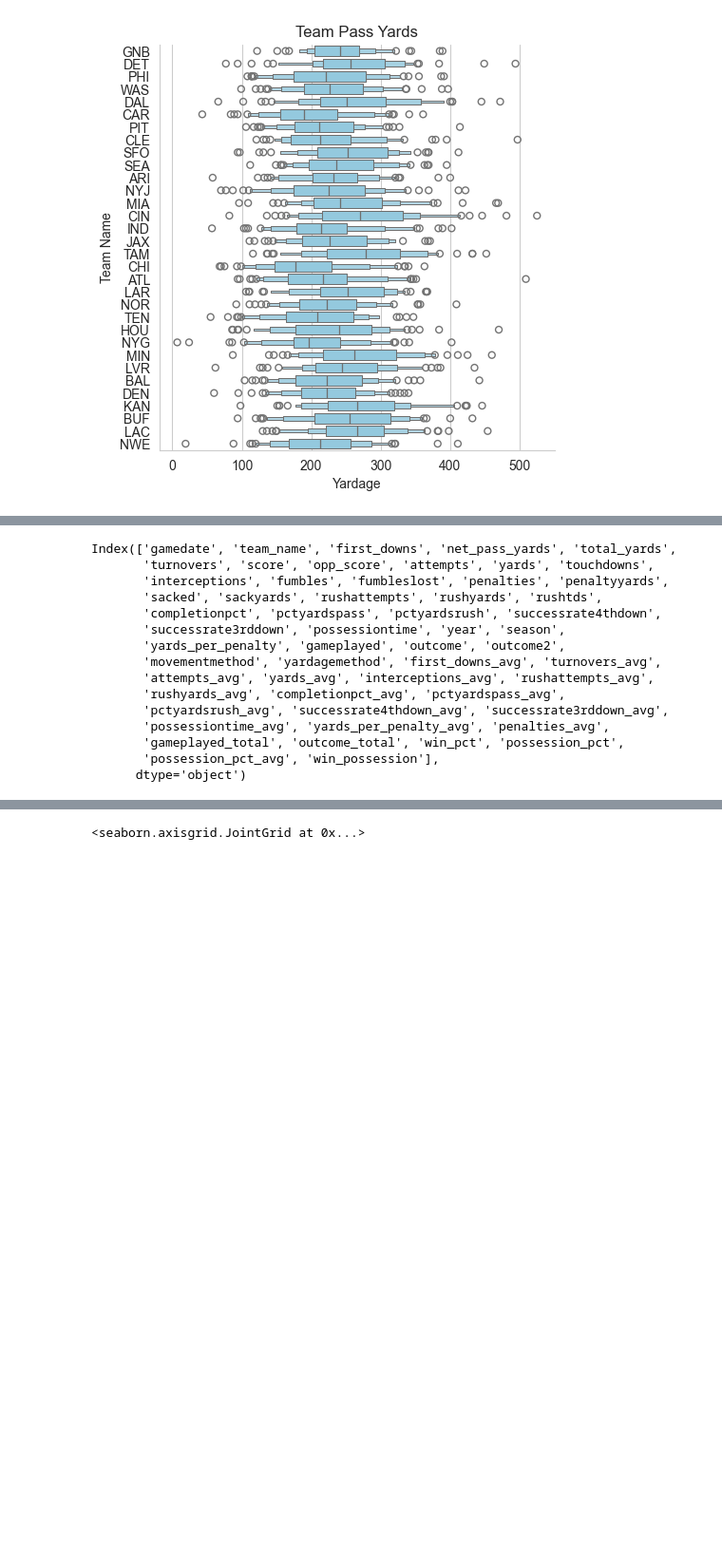
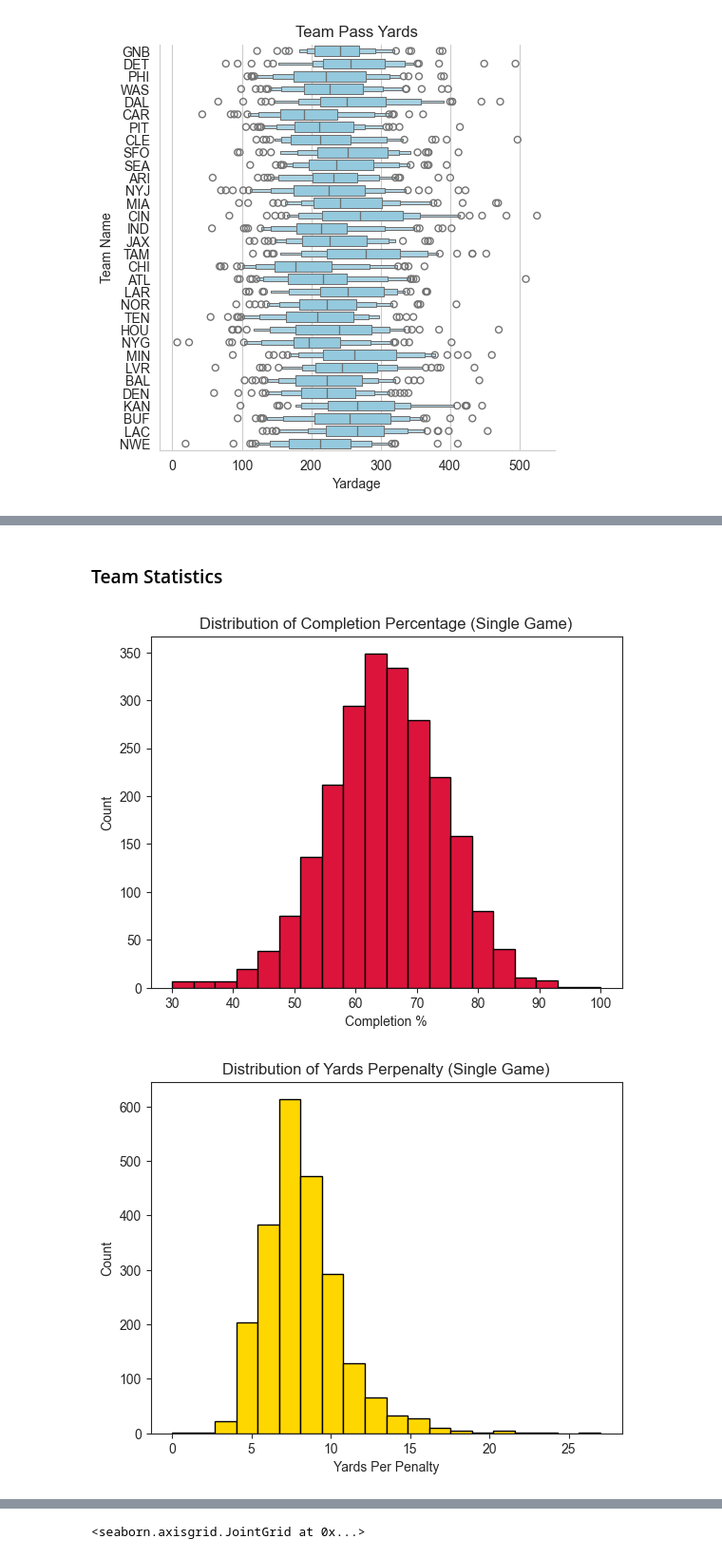
Before and after one commit to CamSmithers/NFL, a Jupyter notebook: Basic Analysis.ipynb, the cells around one changed output, grey strips where cells are left out. Shown at 95% size. Drawn from its saved outputs; the diff is of its cells as text; code cells hidden in the pictures; blank space fills up the shorter version.

```diff
--- a/Basic Analysis.ipynb
+++ b/Basic Analysis.ipynb
@@ -99,29 +107,0 @@ Text(0.5, 1.0, 'Team Pass Yards')
-# %%
-sns.set_style('white')
-# Distribution of Total Yards
-plt.hist(x=stats_team.total_yards, edgecolor='black', color='deepskyblue', bins=20)
-plt.title('Distribution of Total Yards')
-plt.xlabel('Total Yards')
-plt.ylabel('Count')
-plt.show()
-
-# Distribution of Passing Attempts
-plt.hist(x=stats_team.attempts, edgecolor='black', color='gold', bins=20)
-plt.title('Distribution of Passing Attempts')
-plt.xlabel('Passing Attempts')
-plt.ylabel('Count')
-plt.show()
-
-# Distribution of Rushing Attempts
-plt.hist(x=stats_team.rushattempts, edgecolor='black', color='mediumpurple', bins=20)
-plt.title('Distribution of Rushing Attempts')
-plt.xlabel('Rush Attempts')
-plt.ylabel('Count')
-plt.show()
-
-# Distrbution of Yards Lost Per Penalty
-plt.hist(x=stats_team.yards_per_penalty, edgecolor='black', color='palegreen')
-plt.title('Distribution of Yards Lost Per Penalty')
-plt.xlabel('Yards Lost Per Penalty')
-plt.ylabel('Count')
-plt.show()
@@ -133,18 +108,20 @@ plt.show()
-# %%
-stats_team.columns
-# %% [output]
-Index(['gamedate', 'team_name', 'first_downs', 'net_pass_yards', 'total_yards',
-       'turnovers', 'score', 'opp_score', 'attempts', 'yards', 'touchdowns',
-       'interceptions', 'fumbles', 'fumbleslost', 'penalties', 'penaltyyards',
-       'sacked', 'sackyards', 'rushattempts', 'rushyards', 'rushtds',
-       'completionpct', 'pctyardspass', 'pctyardsrush', 'successrate4thdown',
-       'successrate3rddown', 'possessiontime', 'year', 'season',
-       'yards_per_penalty', 'gameplayed', 'outcome', 'outcome2',
-       'movementmethod', 'yardagemethod', 'first_downs_avg', 'turnovers_avg',
-       'attempts_avg', 'yards_avg', 'interceptions_avg', 'rushattempts_avg',
-       'rushyards_avg', 'completionpct_avg', 'pctyardspass_avg',
-       'pctyardsrush_avg', 'successrate4thdown_avg', 'successrate3rddown_avg',
-       'possessiontime_avg', 'yards_per_penalty_avg', 'penalties_avg',
-       'gameplayed_total', 'outcome_total', 'win_pct', 'possession_pct',
-       'possession_pct_avg', 'win_possession'],
-      dtype='object')
+# %% [markdown]
+### Team Statistics
+# %%
+sns.set_style('ticks')
+#Completion Percentage
+plt.hist(x=stats_team.completionpct, edgecolor='black', color='crimson', bins=20)
+plt.title('Distribution of Completion Percentage (Single Game)')
+plt.xlabel('Completion %')
+plt.ylabel('Count')
+plt.show()
+
+#Yards Per Penalty
+plt.hist(x=stats_team.yards_per_penalty, edgecolor='black', color='gold', bins=20)
+plt.title('Distribution of Yards Perpenalty (Single Game)')
+plt.xlabel('Yards Per Penalty')
+plt.ylabel('Count')
+plt.show()
+# %% [output]
+[figure, added]
+[figure, added]
```
Also changed, not shown: parts of 15 cells of this notebook, 1 other file.
